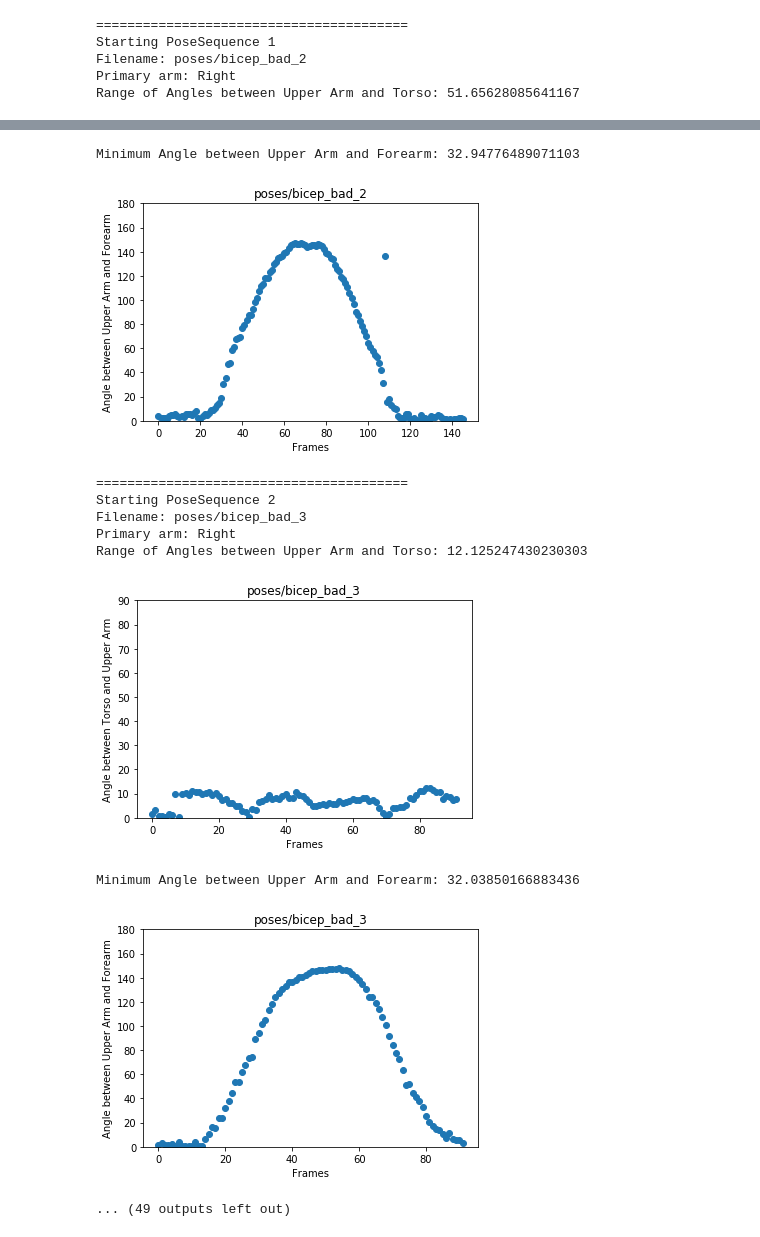
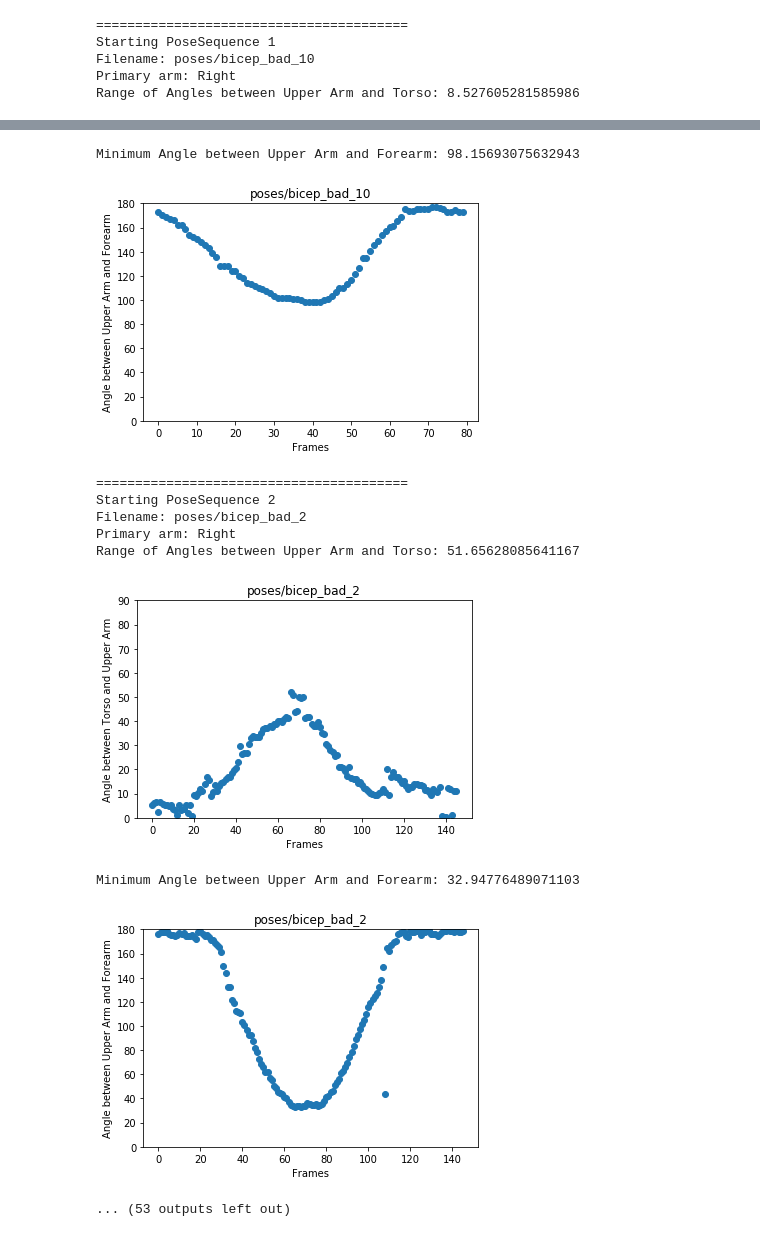
Before and after one commit to stevenzchen/pose-trainer, a Jupyter notebook: analysis.ipynb, the cells around one changed output, grey strips where cells are left out. Saved outputs shown, nothing was run; the diff lists cells and outputs as text; code cells hidden in the pictures.

```diff
--- a/analysis.ipynb
+++ b/analysis.ipynb
@@ -9,11 +9,10 @@ import plotly.plotly as py
 import plotly.graph_objs as go
 # %%
 use_plotly = False
-filenames = ['poses/bicep_bad_1', 'poses/bicep_bad_2', 'poses/bicep_bad_3', 'poses/bicep_bad_4', 'poses/bicep_bad_5', 'poses/bicep_bad_6', 'poses/bicep_bad_7', 'poses/bicep_bad_8', 'poses/bicep_bad_9', 'poses/bicep_good_1', 'poses/bicep_good_2', 'poses/bicep_good_3', 'poses/bicep_good_4', 'poses/bicep_good_5', 'poses/bicep_good_6']
 
 # Get all the pose sequences from the parser
 # TODO: save these in the future
-all_ps = parse.main()
+filenames, all_ps = parse.main()
 # %%
 for i, ps in enumerate(all_ps):
     print("Starting PoseSequence {}".format(str(i)))
@@ -79,7 +78,7 @@ for i, ps in enumerate(all_ps):
         upper_arm_torso_angle.append(angle)
 
         # Elbow to wrist (forearm)
-        forearm_vec = [joints[1].x - joints[2].x, joints[1].y - joints[2].y]
+        forearm_vec = [joints[2].x - joints[1].x, joints[2].y - joints[1].y]
         forearm_vectors.append(forearm_vec)
 
         # Angle between upper arm and forearm
@@ -120,7 +119,7 @@ for i, ps in enumerate(all_ps):
 
 
     # The minimum angle between these two, i.e. if user moved all the way up
-    print("Minimum Angle between Upper Arm and Forearm: {}".format(180-np.max(upper_forearm_angle)))
+    print("Minimum Angle between Upper Arm and Forearm: {}".format(np.min(upper_forearm_angle)))
 
     if use_plotly:
         trace = go.Scatter(x = np.arange(upper_arm_torso_angle.shape[0]), y = upper_forearm_angle, mode = 'markers')
@@ -153,5 +152,5 @@ Minimum Angle between Upper Arm and Forearm: 31.89380019853303
 ========================================
 Starting PoseSequence 1
-Filename: poses/bicep_bad_2
+Filename: poses/bicep_bad_10
 Primary arm: Right
-Range of Angles between Upper Arm and Torso: 51.65628085641167
+Range of Angles between Upper Arm and Torso: 8.527605281585986
@@ -159,11 +158,11 @@ Range of Angles between Upper Arm and Torso: 51.65628085641167
-Minimum Angle between Upper Arm and Forearm: 32.94776489071103
+Minimum Angle between Upper Arm and Forearm: 98.15693075632943
-[figure, old version]
+[figure, new version]
 ========================================
 Starting PoseSequence 2
-Filename: poses/bicep_bad_3
+Filename: poses/bicep_bad_2
 Primary arm: Right
-Range of Angles between Upper Arm and Torso: 12.125247430230303
+Range of Angles between Upper Arm and Torso: 51.65628085641167
-[figure, old version]
+[figure, new version]
-Minimum Angle between Upper Arm and Forearm: 32.03850166883436
+Minimum Angle between Upper Arm and Forearm: 32.94776489071103
-[figure, old version]
+[figure, new version]
-... (49 outputs left out)
+... (53 outputs left out)
```
Also changed, not shown: parts of 1 cell of this notebook, 1 other file.
